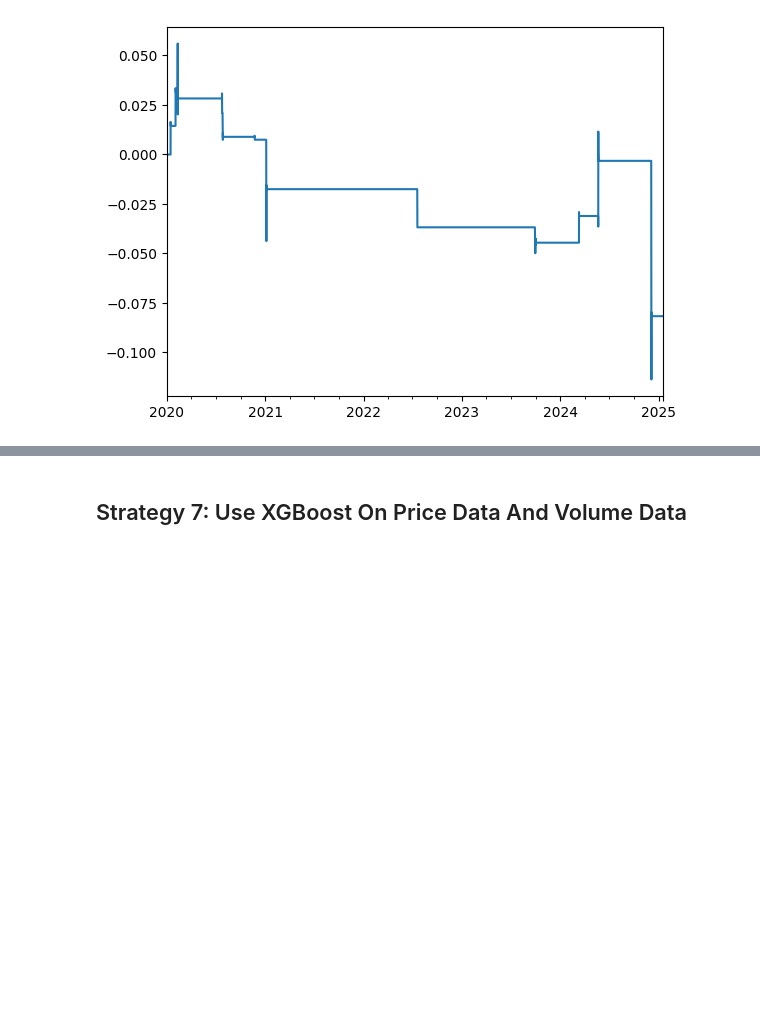
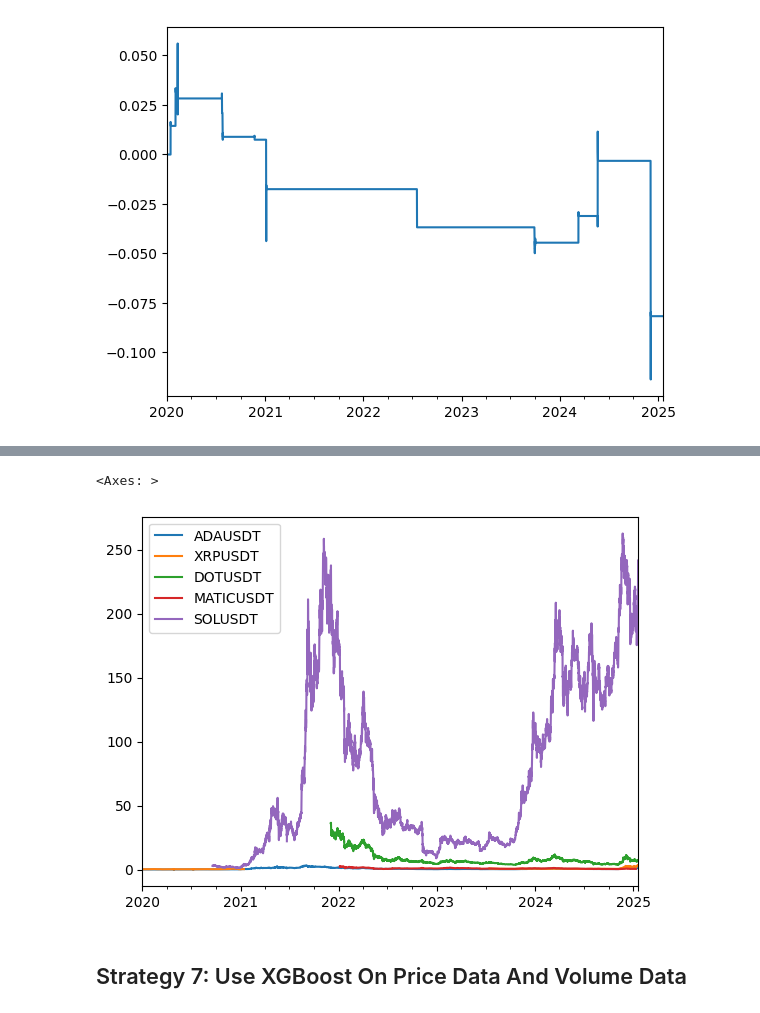
Before and after one commit to wbchristerson/jn-learning, a Jupyter notebook: cryptocurrency_stat_arb.ipynb, the cells around one changed output, grey strips where cells are left out. Drawn from its saved outputs; the diff is of its cells as text; code cells hidden in the pictures; blank space fills up the shorter version.

```diff
--- a/cryptocurrency_stat_arb.ipynb
+++ b/cryptocurrency_stat_arb.ipynb
@@ -1981,0 +2001,5 @@ eth_bnb_no_rebal_net_returns.mean() / eth_bnb_no_rebal_net_returns.std() * np.sq
+# %%
+px_df.drop(columns=["BTCUSDT", "ETHUSDT", "BNBUSDT"]).plot()
+# %% [output]
+<Axes: >
+[figure, added]
```
Also changed, not shown: parts of 93 cells of this notebook, 1 other file.
